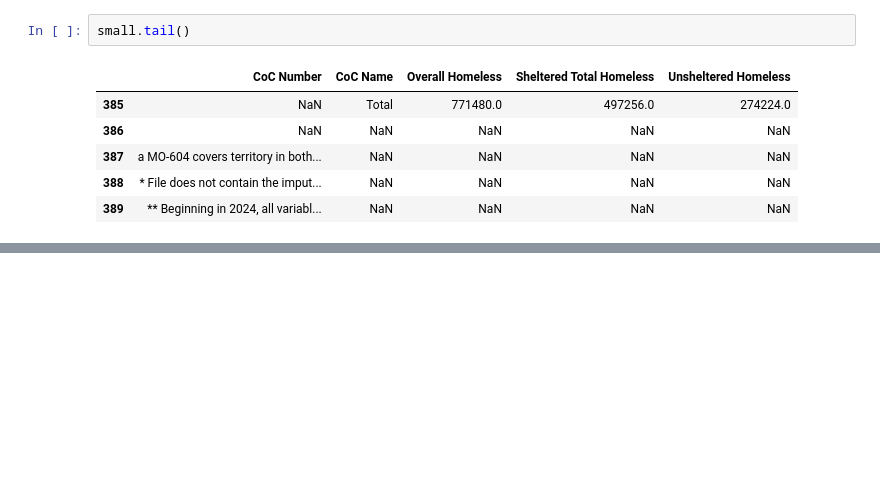
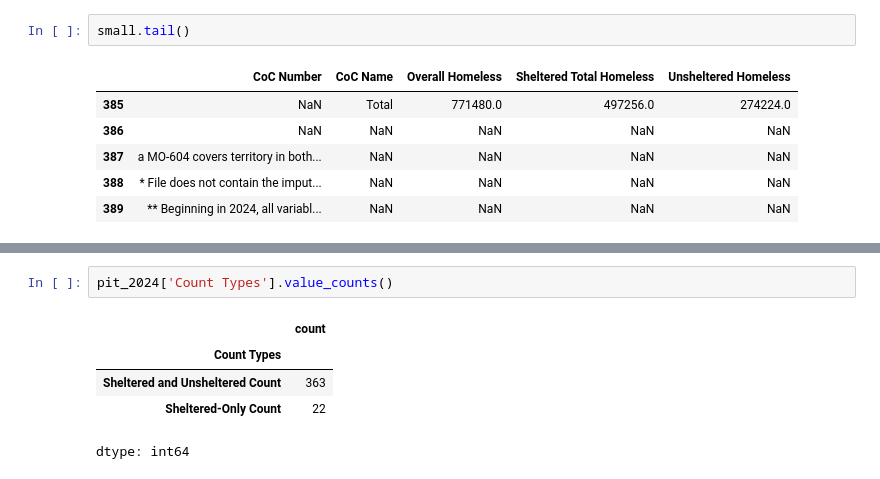
Before and after one commit to hmsealy/Capstone-Data-science-Class-, a Jupyter notebook: homeless.ipynb, the cells around one changed output, grey strips where cells are left out. Cells and saved outputs as stored; diff of their text form; blank space fills up the shorter version.

```diff
--- a/homeless.ipynb
+++ b/homeless.ipynb
@@ -80,0 +97,8 @@ small.tail()
+# %%
+pit_2024['Count Types'].value_counts()
+# %% [output]
+|  | count |
+| Count Types |  |
+| Sheltered and Unsheltered Count | 363 |
+| Sheltered-Only Count | 22 |
+dtype: int64
```
Also changed, not shown: parts of 6 cells of this notebook.
